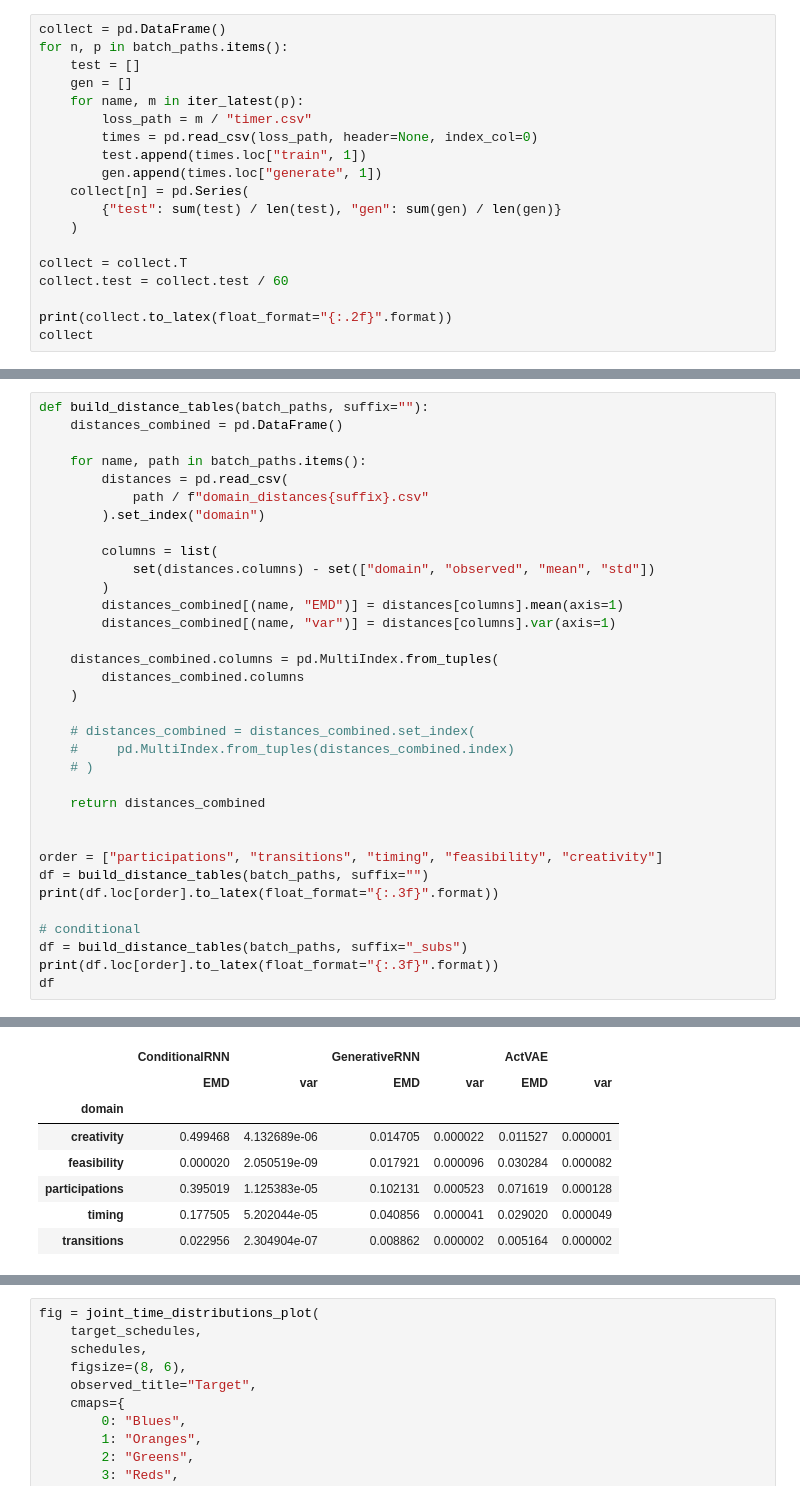
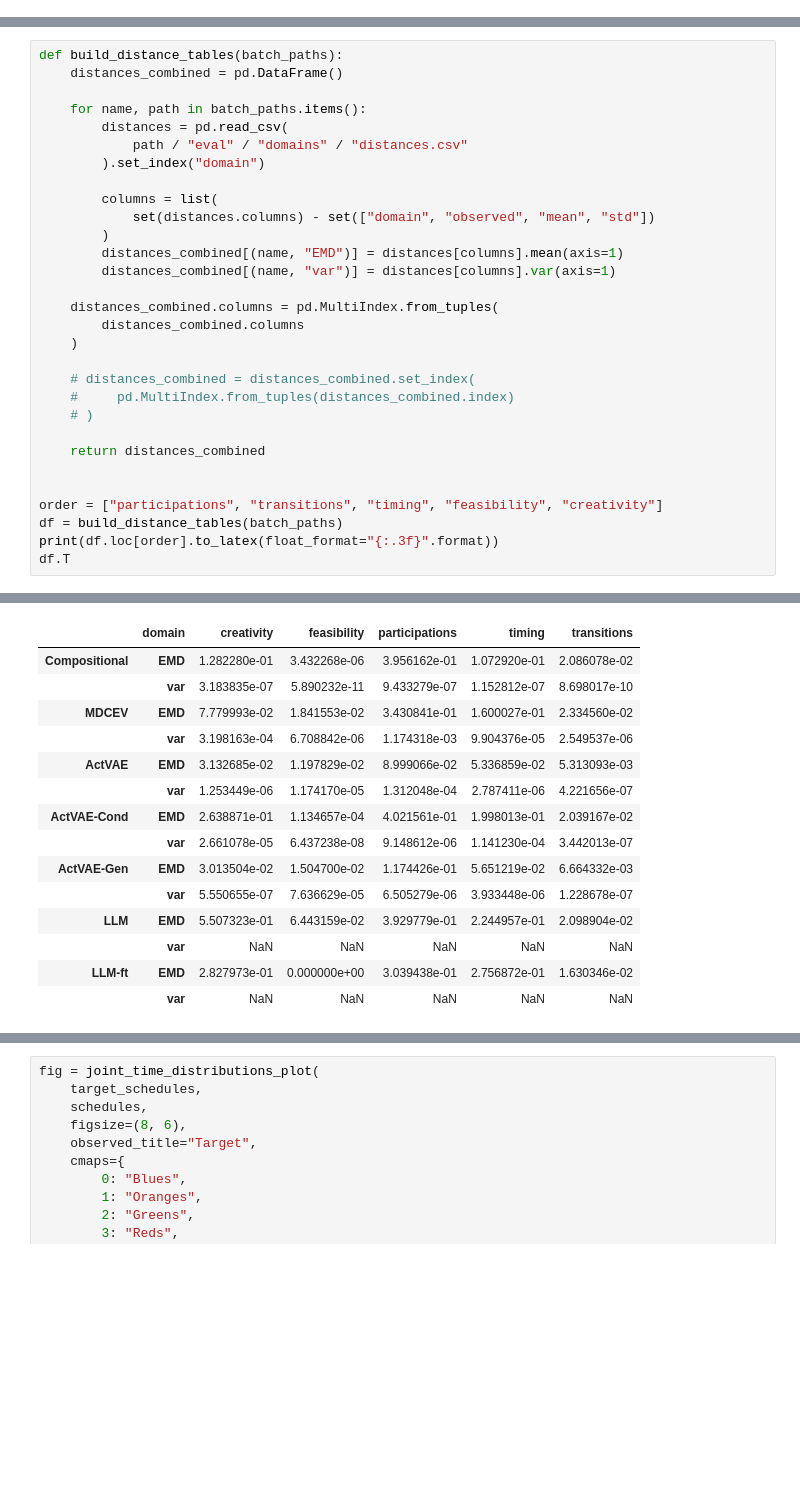
Before and after one commit to big-ucl/caveat, a Jupyter notebook: analysis/TRB_batch_analysis.ipynb, the cells around one changed output, grey strips where cells are left out. Drawn from its saved outputs; the diff is of its cells as text; blank space fills up the shorter version.

```diff
--- a/analysis/TRB_batch_analysis.ipynb
+++ b/analysis/TRB_batch_analysis.ipynb
@@ -643,19 +120,0 @@ test_dkl & 0.00000 & 0.00000 & 7.29872 & 0.62887 & 5.89426 & 0.00000 \\
-# %%
-collect = pd.DataFrame()
-for n, p in batch_paths.items():
-    test = []
-    gen = []
-    for name, m in iter_latest(p):
-        loss_path = m / "timer.csv"
-        times = pd.read_csv(loss_path, header=None, index_col=0)
-        test.append(times.loc["train", 1])
-        gen.append(times.loc["generate", 1])
-    collect[n] = pd.Series(
-        {"test": sum(test) / len(test), "gen": sum(gen) / len(gen)}
-    )
-
-collect = collect.T
-collect.test = collect.test / 60
-
-print(collect.to_latex(float_format="{:.2f}".format))
-collect
@@ -676,10 +121,10 @@ ActVAE & 7.92 & 1.59 \\
 # %%
-def build_distance_tables(batch_paths, suffix=""):
+def build_distance_tables(batch_paths):
     distances_combined = pd.DataFrame()
 
     for name, path in batch_paths.items():
         distances = pd.read_csv(
-            path / f"domain_distances{suffix}.csv"
+            path / "eval" / "domains" / "distances.csv"
         ).set_index("domain")
 
         columns = list(
@@ -700,11 +145,7 @@ def build_distance_tables(batch_paths, suffix=""):
 
 
 order = ["participations", "transitions", "timing", "feasibility", "creativity"]
-df = build_distance_tables(batch_paths, suffix="")
+df = build_distance_tables(batch_paths)
 print(df.loc[order].to_latex(float_format="{:.3f}".format))
-
-# conditional
-df = build_distance_tables(batch_paths, suffix="_subs")
-print(df.loc[order].to_latex(float_format="{:.3f}".format))
-df
+df.T
 # %% [output]
@@ -726,11 +163,18 @@ creativity & 0.499 & 0.000 & 0.015 & 0.000 & 0.012 & 0.000 \\
 \bottomrule
 \end{tabular}
-|  | ConditionalRNN |  | GenerativeRNN |  | ActVAE |  |
-|  | EMD | var | EMD | var | EMD | var |
-| domain |  |  |  |  |  |  |
-| creativity | 0.499468 | 4.132689e-06 | 0.014705 | 0.000022 | 0.011527 | 0.000001 |
-| feasibility | 0.000020 | 2.050519e-09 | 0.017921 | 0.000096 | 0.030284 | 0.000082 |
-| participations | 0.395019 | 1.125383e-05 | 0.102131 | 0.000523 | 0.071619 | 0.000128 |
-| timing | 0.177505 | 5.202044e-05 | 0.040856 | 0.000041 | 0.029020 | 0.000049 |
-| transitions | 0.022956 | 2.304904e-07 | 0.008862 | 0.000002 | 0.005164 | 0.000002 |
+|  | domain | creativity | feasibility | participations | timing | transitions |
+| Compositional | EMD | 1.282280e-01 | 3.432268e-06 | 3.956162e-01 | 1.072920e-01 | 2.086078e-02 |
+|  | var | 3.183835e-07 | 5.890232e-11 | 9.433279e-07 | 1.152812e-07 | 8.698017e-10 |
+| MDCEV | EMD | 7.779993e-02 | 1.841553e-02 | 3.430841e-01 | 1.600027e-01 | 2.334560e-02 |
+|  | var | 3.198163e-04 | 6.708842e-06 | 1.174318e-03 | 9.904376e-05 | 2.549537e-06 |
+| ActVAE | EMD | 3.132685e-02 | 1.197829e-02 | 8.999066e-02 | 5.336859e-02 | 5.313093e-03 |
+|  | var | 1.253449e-06 | 1.174170e-05 | 1.312048e-04 | 2.787411e-06 | 4.221656e-07 |
+| ActVAE-Cond | EMD | 2.638871e-01 | 1.134657e-04 | 4.021561e-01 | 1.998013e-01 | 2.039167e-02 |
+|  | var | 2.661078e-05 | 6.437238e-08 | 9.148612e-06 | 1.141230e-04 | 3.442013e-07 |
+| ActVAE-Gen | EMD | 3.013504e-02 | 1.504700e-02 | 1.174426e-01 | 5.651219e-02 | 6.664332e-03 |
+|  | var | 5.550655e-07 | 7.636629e-05 | 6.505279e-06 | 3.933448e-06 | 1.228678e-07 |
+| LLM | EMD | 5.507323e-01 | 6.443159e-02 | 3.929779e-01 | 2.244957e-01 | 2.098904e-02 |
+|  | var | NaN | NaN | NaN | NaN | NaN |
+| LLM-ft | EMD | 2.827973e-01 | 0.000000e+00 | 3.039438e-01 | 2.756872e-01 | 1.630346e-02 |
+|  | var | NaN | NaN | NaN | NaN | NaN |
 # %%
```
Also changed, not shown: parts of 25 cells of this notebook, 53 other files.
